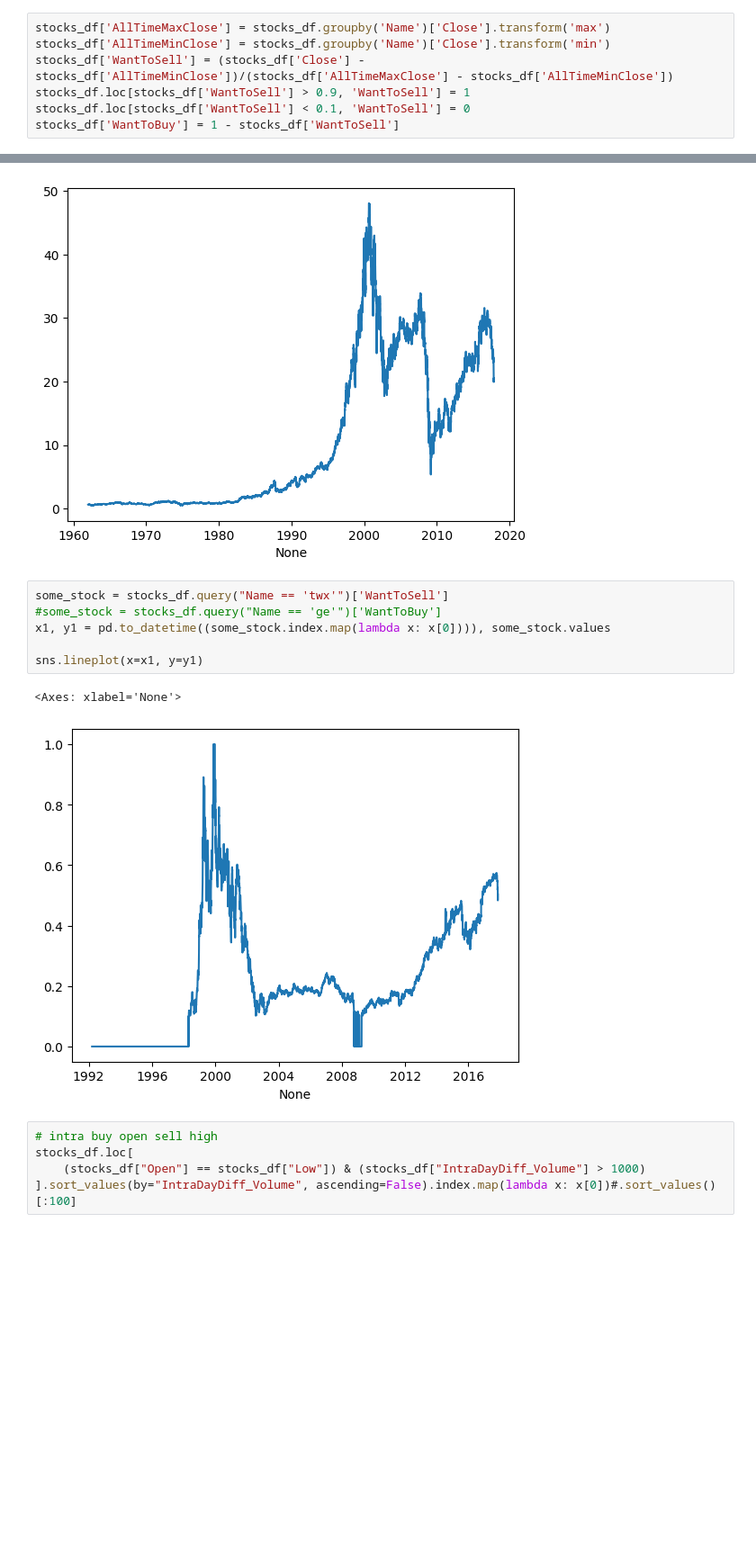
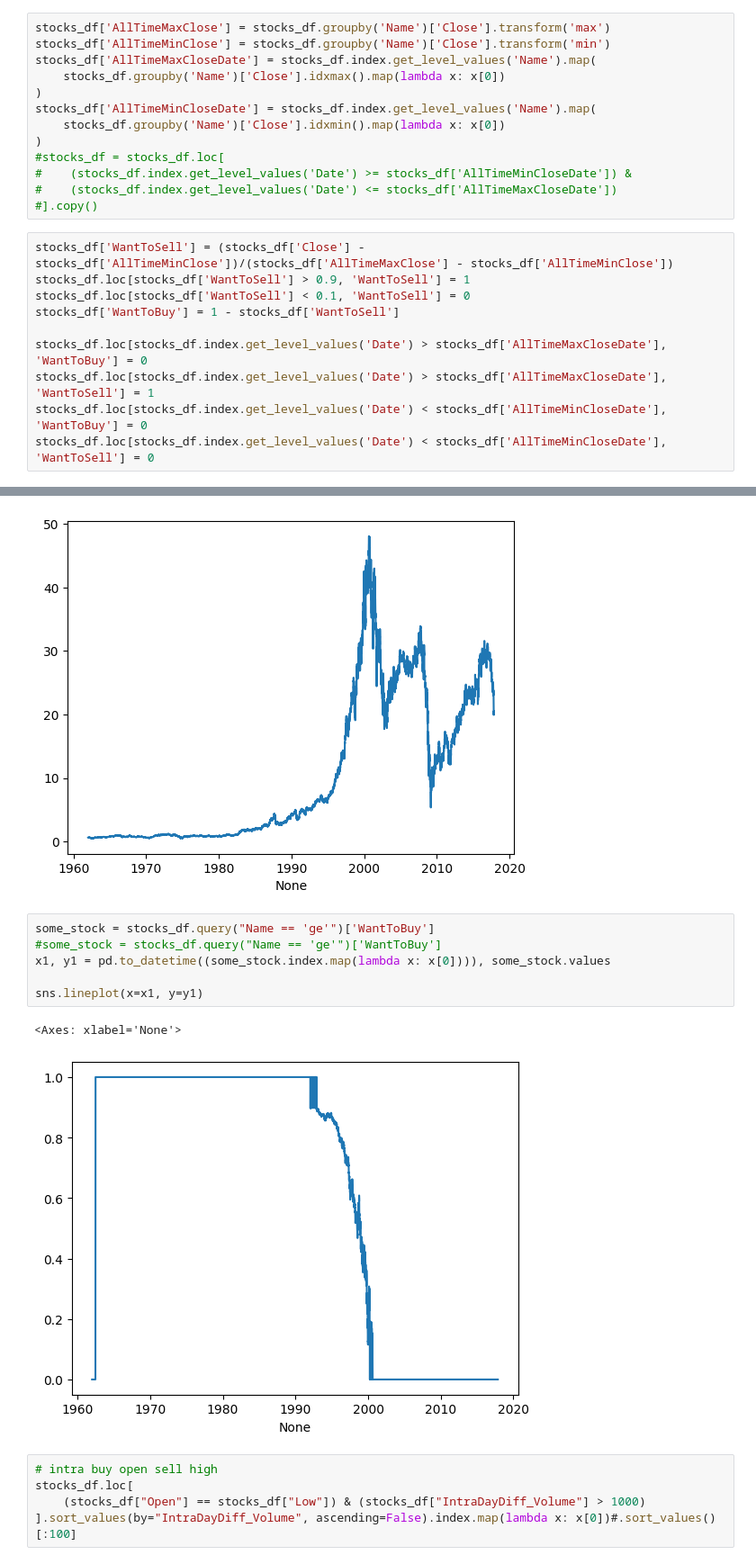
Before and after one commit to marvlach/stocks-project, a Jupyter notebook: src/Stocks.ipynb, the cells around one changed output, grey strips where cells are left out. Shown at 90% size. Cells and saved outputs as stored; diff of their text form; blank space fills up the shorter version.

```diff
--- a/src/Stocks.ipynb
+++ b/src/Stocks.ipynb
@@ -63,13 +63,29 @@ stocks_df
 |  | viav | 8.4000 | 8.6100 | 8.3400 | 8.5500 | 5418048 |
 |  | wmt | 90.2400 | 91.6900 | 90.2000 | 90.9200 | 7646013 |
 384693 rows × 5 columns
+# %%
+stocks_df['AllTimeMaxClose'] = stocks_df.groupby('Name')['Close'].transform('max')
+stocks_df['AllTimeMinClose'] = stocks_df.groupby('Name')['Close'].transform('min')
+stocks_df['AllTimeMaxCloseDate'] = stocks_df.index.get_level_values('Name').map(
+    stocks_df.groupby('Name')['Close'].idxmax().map(lambda x: x[0])
+)
+stocks_df['AllTimeMinCloseDate'] = stocks_df.index.get_level_values('Name').map(
+    stocks_df.groupby('Name')['Close'].idxmin().map(lambda x: x[0])
+)
+#stocks_df = stocks_df.loc[
+#    (stocks_df.index.get_level_values('Date') >= stocks_df['AllTimeMinCloseDate']) &
+#    (stocks_df.index.get_level_values('Date') <= stocks_df['AllTimeMaxCloseDate'])
+#].copy()
 # %%
-stocks_df['AllTimeMaxClose'] = stocks_df.groupby('Name')['Close'].transform('max')
-stocks_df['AllTimeMinClose'] = stocks_df.groupby('Name')['Close'].transform('min')
 stocks_df['WantToSell'] = (stocks_df['Close'] - stocks_df['AllTimeMinClose'])/(stocks_df['AllTimeMaxClose'] - stocks_df['AllTimeMinClose'])
 stocks_df.loc[stocks_df['WantToSell'] > 0.9, 'WantToSell'] = 1
 stocks_df.loc[stocks_df['WantToSell'] < 0.1, 'WantToSell'] = 0
 stocks_df['WantToBuy'] = 1 - stocks_df['WantToSell']
+
+stocks_df.loc[stocks_df.index.get_level_values('Date') > stocks_df['AllTimeMaxCloseDate'], 'WantToBuy'] = 0
+stocks_df.loc[stocks_df.index.get_level_values('Date') > stocks_df['AllTimeMaxCloseDate'], 'WantToSell'] = 1
+stocks_df.loc[stocks_df.index.get_level_values('Date') < stocks_df['AllTimeMinCloseDate'], 'WantToBuy'] = 0
+stocks_df.loc[stocks_df.index.get_level_values('Date') < stocks_df['AllTimeMinCloseDate'], 'WantToSell'] = 0
 # %%
 stocks_df
 # %% [output]
@@ -96,14 +112,14 @@ sns.lineplot(x=x1, y=y1)
 <Axes: xlabel='None'>
 [figure]
 # %%
-some_stock = stocks_df.query("Name == 'twx'")['WantToSell']
+some_stock = stocks_df.query("Name == 'ge'")['WantToBuy']
 #some_stock = stocks_df.query("Name == 'ge'")['WantToBuy']
 x1, y1 = pd.to_datetime((some_stock.index.map(lambda x: x[0]))), some_stock.values
 
 sns.lineplot(x=x1, y=y1)
 # %% [output]
 <Axes: xlabel='None'>
-[figure, old version]
+[figure, new version]
 # %%
 # intra buy open sell high
 stocks_df.loc[
```
Also changed, not shown: parts of 1 cell of this notebook.
